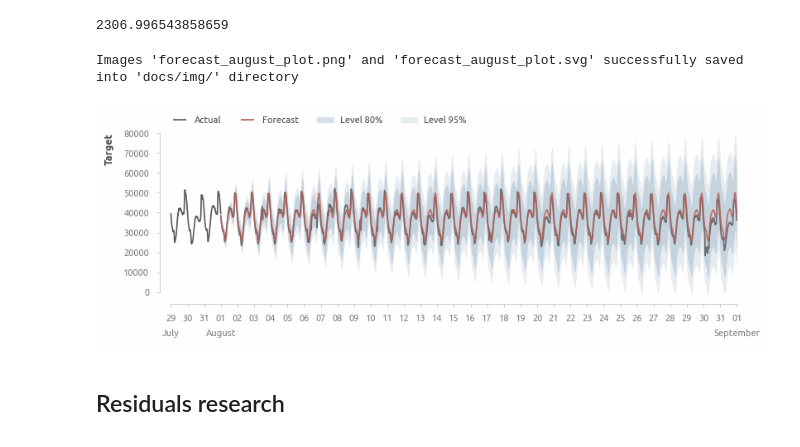
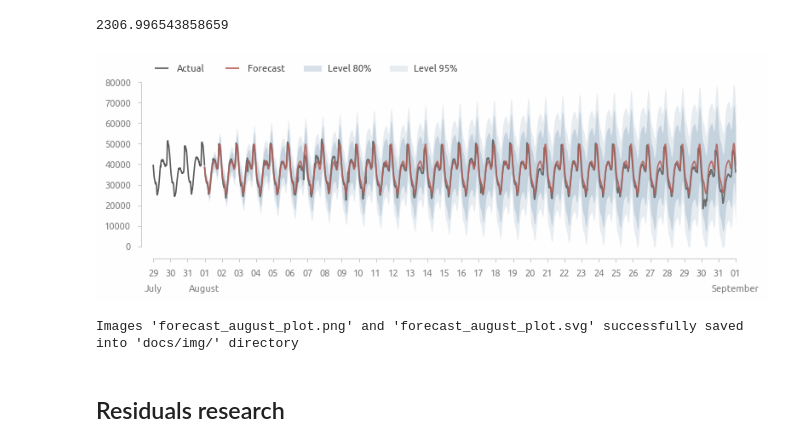
Before and after one commit to a-chasovsky/electric-power-consumption, a Jupyter notebook: 03-base-model.ipynb, the cells around one changed output. Saved outputs shown, nothing was run; the diff lists cells and outputs as text; code cells hidden in the pictures.

```diff
--- a/03-base-model.ipynb
+++ b/03-base-model.ipynb
@@ -1495,34 +1495,35 @@ root_mean_squared_error(y_true, y_pred)
 # %%
 fig = plt.figure(figsize=(9, 2.5))
 ax=ax_current()
 
 plt.plot(train.loc['2017-07-29':, target], color=palette[0])
 
 plot_forecast(
     y_true, y_pred, forecast, ci=[80, 95],
     alpha_actual=0.85, alpha_forecast=0.85,
     palette=[palette[0], palette[1], palette[2]])
 
 ax.set_xticks(
     ticks=pd.date_range(start='2017-07-29', end='2017-09-01', freq='1d'))
 ax.xaxis.set_major_formatter(mpl.dates.DateFormatter(fmt='%d'))
 # ax.xaxis.set_major_locator(mpl.dates.DayLocator())
 
 ax2 = axis_secondary()
 ax2.xaxis.set_major_formatter(mpl.dates.DateFormatter(fmt='%B'))
 ax2.xaxis.set_major_locator(mpl.dates.MonthLocator(bymonth=[8, 9]))
 
 ax3 = axis_secondary()
 ax3.xaxis.set_major_formatter(mpl.dates.DateFormatter(fmt='%B'))
 ax3.xaxis.set_major_locator(mpl.dates.MonthLocator(bymonth=[7], bymonthday=29))
 
 axis_rstyle(ylim=[0, 80000], yticks=[0, 80000, 10000])
-plt.ylabel('Target')
+# plt.ylabel('Target')
+plt.show()
 
 savefig('forecast_august_plot', dir_save_img)
 # %% [output]
+[figure, new version]
 Images 'forecast_august_plot.png' and 'forecast_august_plot.svg' successfully saved into 'docs/img/' directory
-[figure, old version]
 # %% [markdown]
 ## Residuals research
 # %%
```
Also changed, not shown: 3 other files.
